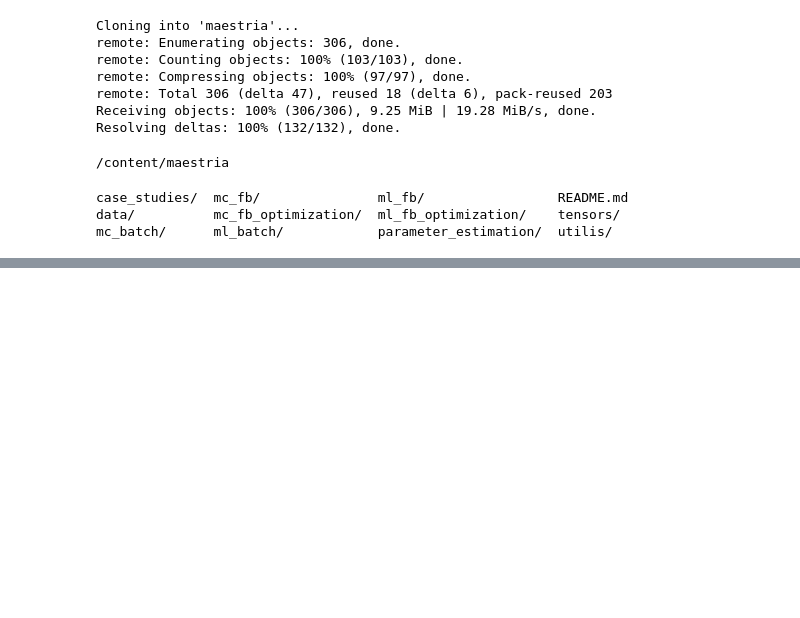
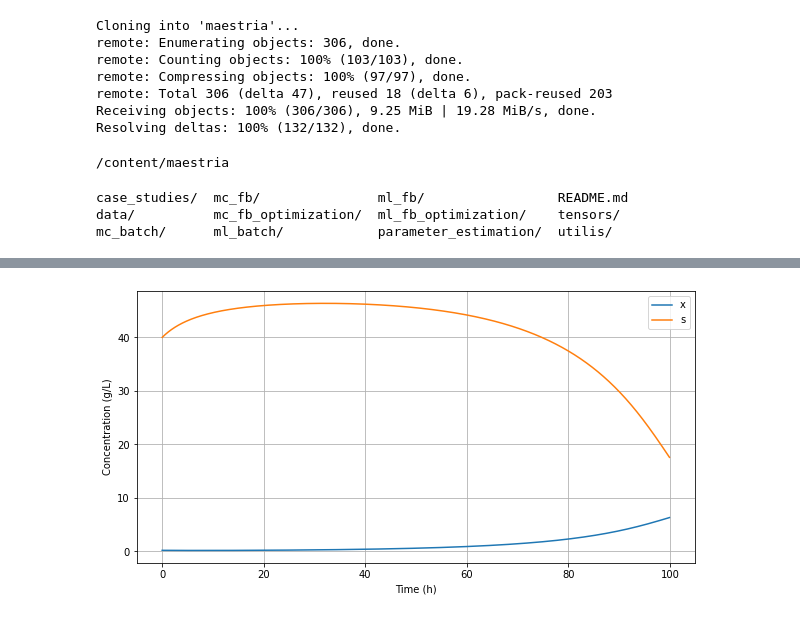
Before and after one commit to juanmggb/maestria, a Jupyter notebook: mc_fb_optimization/mc_fb_optimization.ipynb, the cells around one changed output, grey strips where cells are left out. Drawn from its saved outputs; the diff is of its cells as text; code cells hidden in the pictures; blank space fills up the shorter version.

```diff
--- a/mc_fb_optimization/mc_fb_optimization.ipynb
+++ b/mc_fb_optimization/mc_fb_optimization.ipynb
@@ -60,3 +67,29 @@ mc_batch/      ml_batch/            parameter_estimation/  utilis/
 import utilis.functions as fn
 from utilis.models import inhibition_model_fb
 from utilis.solvers import euler
+# %%
+def inflow_rate(t):
+
+    return 1
+# %%
+# Parameters
+mu_max = 1.20
+yxs = 0.2
+ks = 280
+ypx = 4
+ki = 0.3
+sf = 50
+# %%
+# Initial conditions
+x0 = np.array([0.2, 40, 10])
+
+# Integration time
+tf = 100
+dt = 0.1
+time = np.arange(0, tf, dt)
+
+# Solve the ODEs
+x, s, V = euler(inhibition_model_fb, x0, 0, tf, dt, inflow_rate, mu_max, yxs, ks, ypx, ki, sf).T
+# %%
+predicted = fn.create_df_fb(time, x, s, V)
+predicted.head()
@@ -62,0 +103,4 @@ from utilis.solvers import euler
+# %%
+fn.plot_data_fb(predicted)
+# %% [output]
+[figure, added]
```
Also changed, not shown: parts of 11 cells of this notebook.
